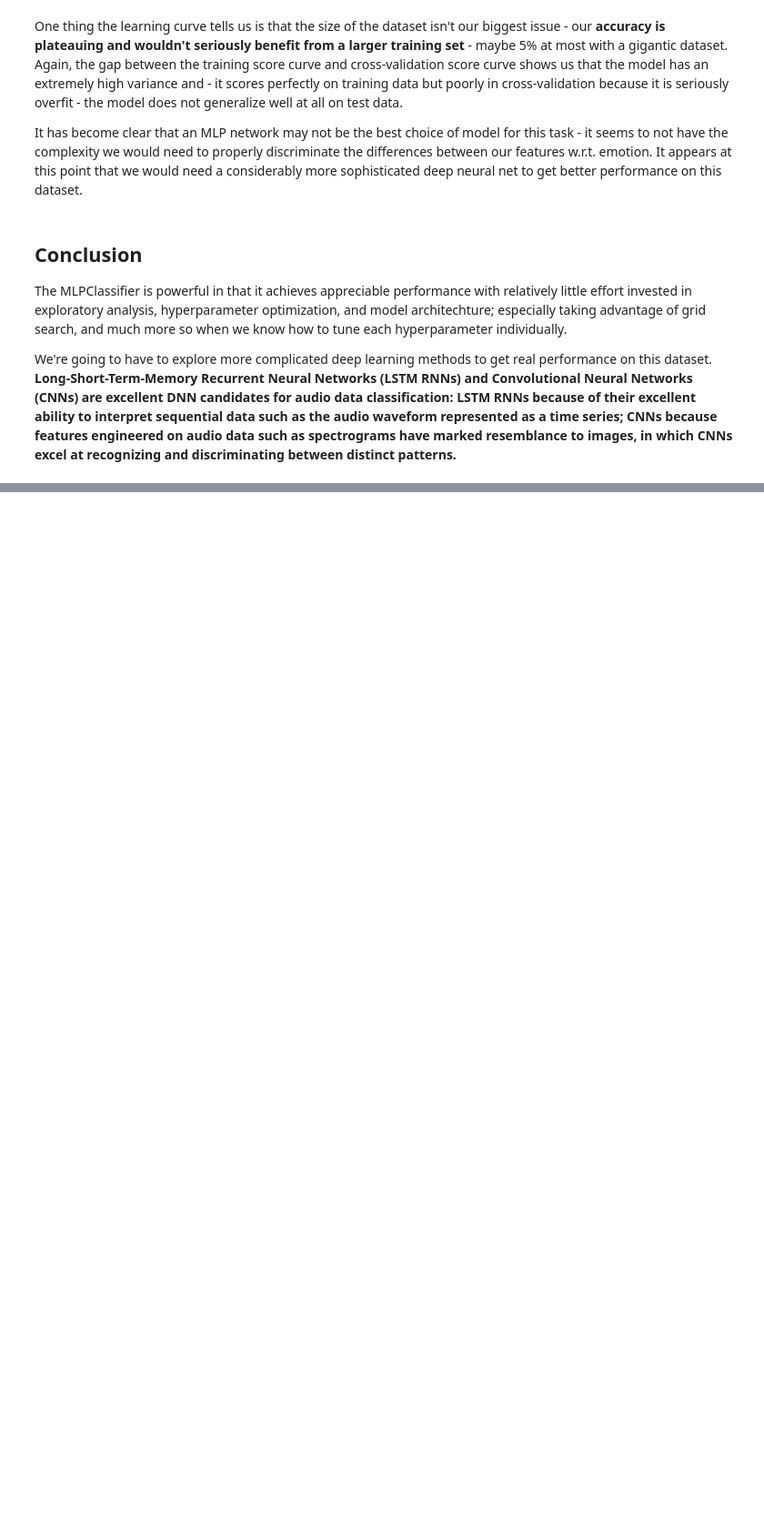
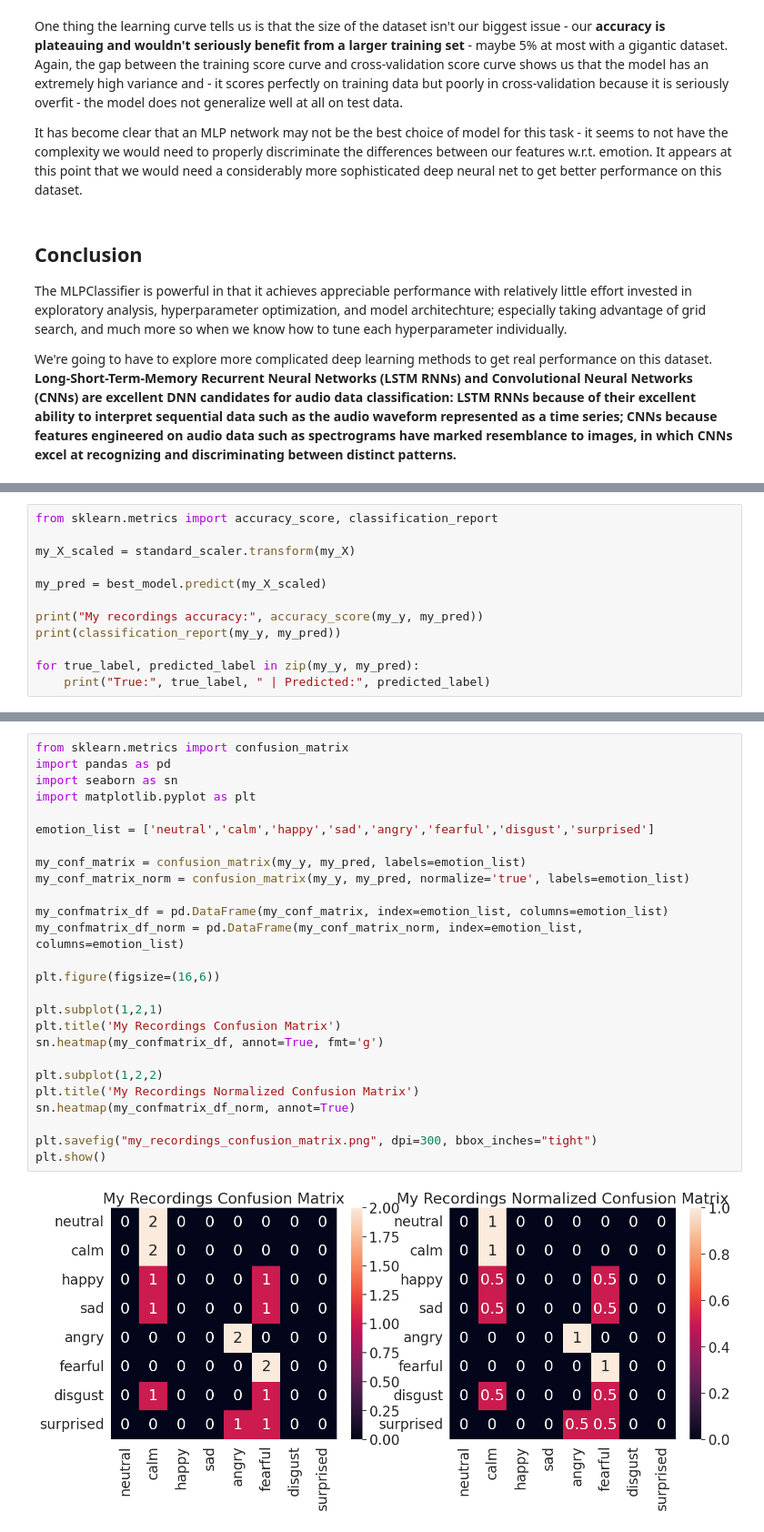
Before and after one commit to Melt123123/Week4-NeuralNetworks, a Jupyter notebook: Week4__Neural_Networks.ipynb, the cells around one changed output, grey strips where cells are left out. Shown at 91% size. Cells and saved outputs as stored; diff of their text form; blank space fills up the shorter version.

```diff
--- a/Week4__Neural_Networks.ipynb
+++ b/Week4__Neural_Networks.ipynb
@@ -783,0 +1004,12 @@ We're going to have to explore more complicated deep learning methods to get rea
+# %%
+from sklearn.metrics import accuracy_score, classification_report
+
+my_X_scaled = standard_scaler.transform(my_X)
+
+my_pred = best_model.predict(my_X_scaled)
+
+print("My recordings accuracy:", accuracy_score(my_y, my_pred))
+print(classification_report(my_y, my_pred))
+
+for true_label, predicted_label in zip(my_y, my_pred):
+    print("True:", true_label, " | Predicted:", predicted_label)
@@ -783,0 +1034,28 @@ We're going to have to explore more complicated deep learning methods to get rea
+# %%
+from sklearn.metrics import confusion_matrix
+import pandas as pd
+import seaborn as sn
+import matplotlib.pyplot as plt
+
+emotion_list = ['neutral','calm','happy','sad','angry','fearful','disgust','surprised']
+
+my_conf_matrix = confusion_matrix(my_y, my_pred, labels=emotion_list)
+my_conf_matrix_norm = confusion_matrix(my_y, my_pred, normalize='true', labels=emotion_list)
+
+my_confmatrix_df = pd.DataFrame(my_conf_matrix, index=emotion_list, columns=emotion_list)
+my_confmatrix_df_norm = pd.DataFrame(my_conf_matrix_norm, index=emotion_list, columns=emotion_list)
+
+plt.figure(figsize=(16,6))
+
+plt.subplot(1,2,1)
+plt.title('My Recordings Confusion Matrix')
+sn.heatmap(my_confmatrix_df, annot=True, fmt='g')
+
+plt.subplot(1,2,2)
+plt.title('My Recordings Normalized Confusion Matrix')
+sn.heatmap(my_confmatrix_df_norm, annot=True)
+
+plt.savefig("my_recordings_confusion_matrix.png", dpi=300, bbox_inches="tight")
+plt.show()
+# %% [output]
+[figure, added]
```
Also changed, not shown: parts of 21 cells of this notebook.
